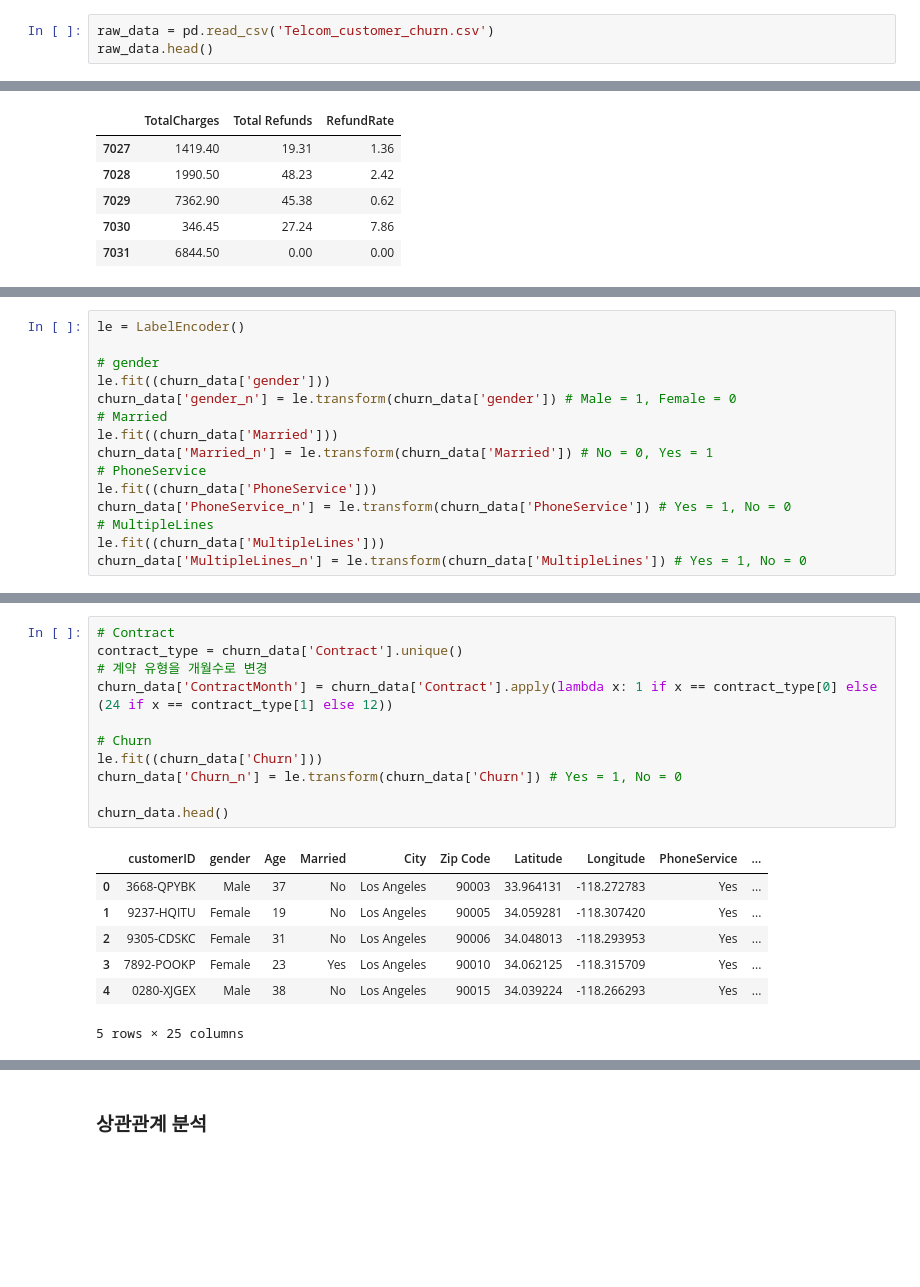
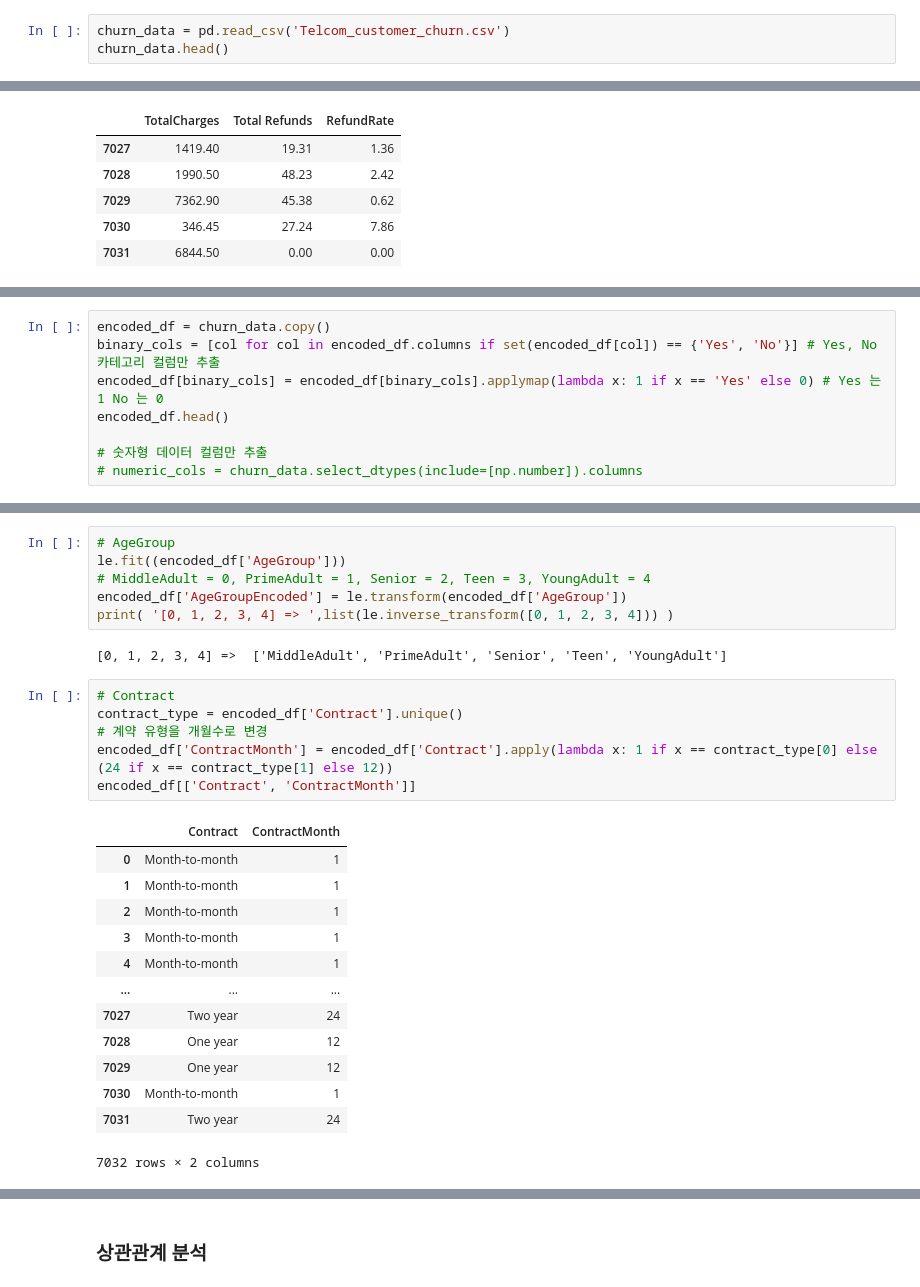
Before and after one commit to skywalker221-Minsoo/-DS-_ZeroBase_ML_Project, a Jupyter notebook: 장윤영/Telcom_Customer_Churn.ipynb, the cells around one changed output, grey strips where cells are left out. Cells and saved outputs as stored; diff of their text form; blank space fills up the shorter version.

```diff
--- a/장윤영/Telcom_Customer_Churn.ipynb
+++ b/장윤영/Telcom_Customer_Churn.ipynb
@@ -91,8 +89,8 @@ import plotly.express as px
 
 %matplotlib inline
 # %%
-raw_data = pd.read_csv('Telcom_customer_churn.csv')
-raw_data.head()
+churn_data = pd.read_csv('Telcom_customer_churn.csv')
+churn_data.head()
 # %% [output]
 |  | customerID | gender | SeniorCitizen | Partner | Dependents | tenure | PhoneService | MultipleLines | ... |
 | 0 | 3668-QPYBK | Male | 0 | No | No | 2 | Yes | No | ... |
@@ -468,15 +446,8 @@ from sklearn.preprocessing import LabelEncoder
-# %%
-le = LabelEncoder()
-
-# gender
-le.fit((churn_data['gender']))
-churn_data['gender_n'] = le.transform(churn_data['gender']) # Male = 1, Female = 0
-# Married
-le.fit((churn_data['Married']))
-churn_data['Married_n'] = le.transform(churn_data['Married']) # No = 0, Yes = 1
-# PhoneService
-le.fit((churn_data['PhoneService']))
-churn_data['PhoneService_n'] = le.transform(churn_data['PhoneService']) # Yes = 1, No = 0
-# MultipleLines
-le.fit((churn_data['MultipleLines']))
-churn_data['MultipleLines_n'] = le.transform(churn_data['MultipleLines']) # Yes = 1, No = 0
+# %%
+encoded_df = churn_data.copy()
+binary_cols = [col for col in encoded_df.columns if set(encoded_df[col]) == {'Yes', 'No'}] # Yes, No 카테고리 컬럼만 추출
+encoded_df[binary_cols] = encoded_df[binary_cols].applymap(lambda x: 1 if x == 'Yes' else 0) # Yes 는 1 No 는 0
+encoded_df.head()
+
+# 숫자형 데이터 컬럼만 추출
+# numeric_cols = churn_data.select_dtypes(include=[np.number]).columns
@@ -483,19 +462,28 @@ churn_data['MultipleLines_n'] = le.transform(churn_data['MultipleLines']) # Yes
+# %%
+# AgeGroup
+le.fit((encoded_df['AgeGroup']))
+# MiddleAdult = 0, PrimeAdult = 1, Senior = 2, Teen = 3, YoungAdult = 4
+encoded_df['AgeGroupEncoded'] = le.transform(encoded_df['AgeGroup'])
+print( '[0, 1, 2, 3, 4] => ',list(le.inverse_transform([0, 1, 2, 3, 4])) )
+# %% [output]
+[0, 1, 2, 3, 4] =>  ['MiddleAdult', 'PrimeAdult', 'Senior', 'Teen', 'YoungAdult']
 # %%
 # Contract
-contract_type = churn_data['Contract'].unique()
+contract_type = encoded_df['Contract'].unique()
 # 계약 유형을 개월수로 변경
-churn_data['ContractMonth'] = churn_data['Contract'].apply(lambda x: 1 if x == contract_type[0] else (24 if x == contract_type[1] else 12))
-
-# Churn
-le.fit((churn_data['Churn']))
-churn_data['Churn_n'] = le.transform(churn_data['Churn']) # Yes = 1, No = 0
-
-churn_data.head()
+encoded_df['ContractMonth'] = encoded_df['Contract'].apply(lambda x: 1 if x == contract_type[0] else (24 if x == contract_type[1] else 12))
+encoded_df[['Contract', 'ContractMonth']]
 # %% [output]
-|  | customerID | gender | Age | Married | City | Zip Code | Latitude | Longitude | PhoneService | ... |
-| 0 | 3668-QPYBK | Male | 37 | No | Los Angeles | 90003 | 33.964131 | -118.272783 | Yes | ... |
-| 1 | 9237-HQITU | Female | 19 | No | Los Angeles | 90005 | 34.059281 | -118.307420 | Yes | ... |
-| 2 | 9305-CDSKC | Female | 31 | No | Los Angeles | 90006 | 34.048013 | -118.293953 | Yes | ... |
-| 3 | 7892-POOKP | Female | 23 | Yes | Los Angeles | 90010 | 34.062125 | -118.315709 | Yes | ... |
-| 4 | 0280-XJGEX | Male | 38 | No | Los Angeles | 90015 | 34.039224 | -118.266293 | Yes | ... |
+|  | Contract | ContractMonth |
+| 0 | Month-to-month | 1 |
+| 1 | Month-to-month | 1 |
+| 2 | Month-to-month | 1 |
+| 3 | Month-to-month | 1 |
+| 4 | Month-to-month | 1 |
+| ... | ... | ... |
+| 7027 | Two year | 24 |
+| 7028 | One year | 12 |
+| 7029 | One year | 12 |
+| 7030 | Month-to-month | 1 |
+| 7031 | Two year | 24 |
-5 rows × 25 columns
+7032 rows × 2 columns
```
Also changed, not shown: parts of 22 cells of this notebook.
